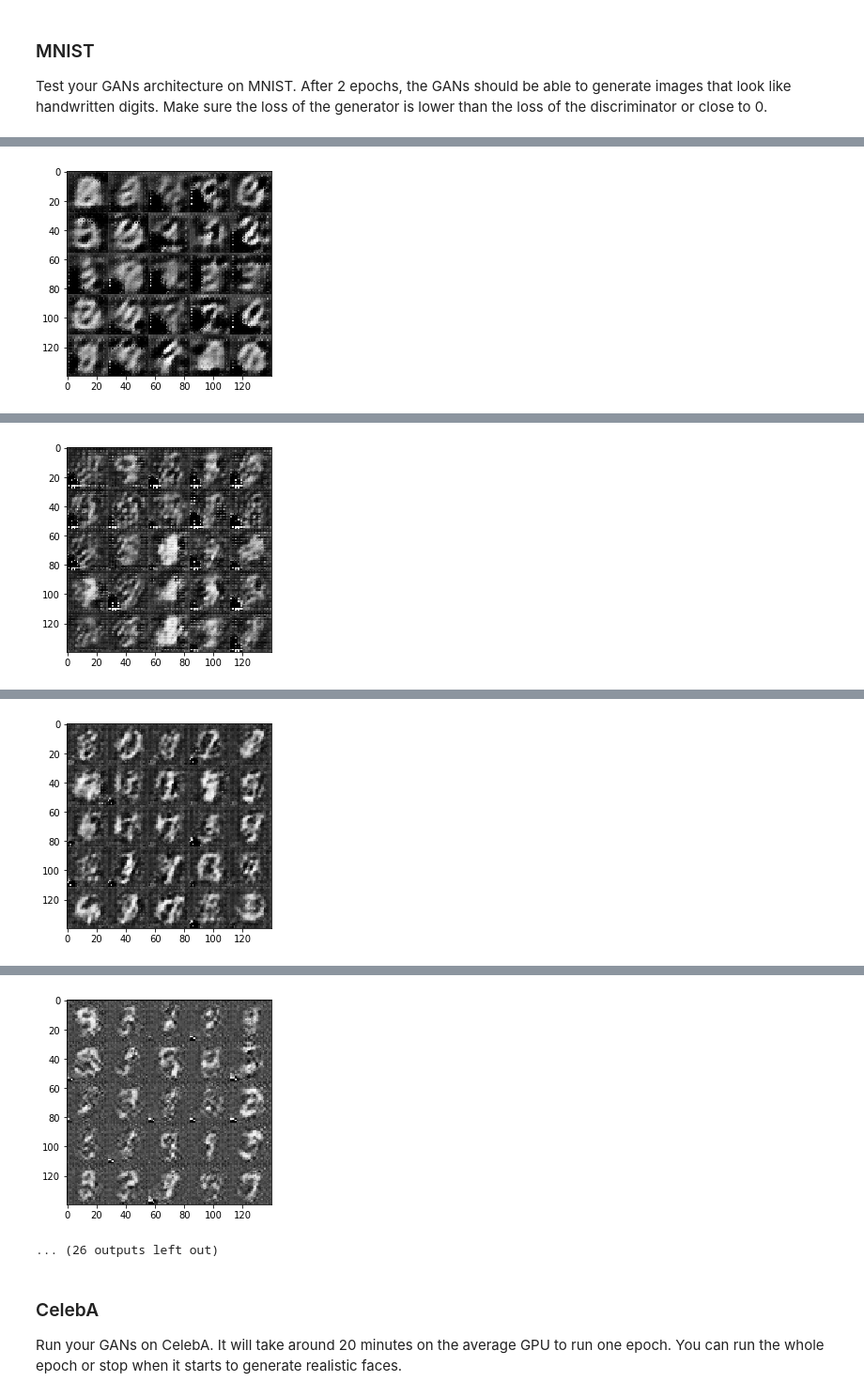
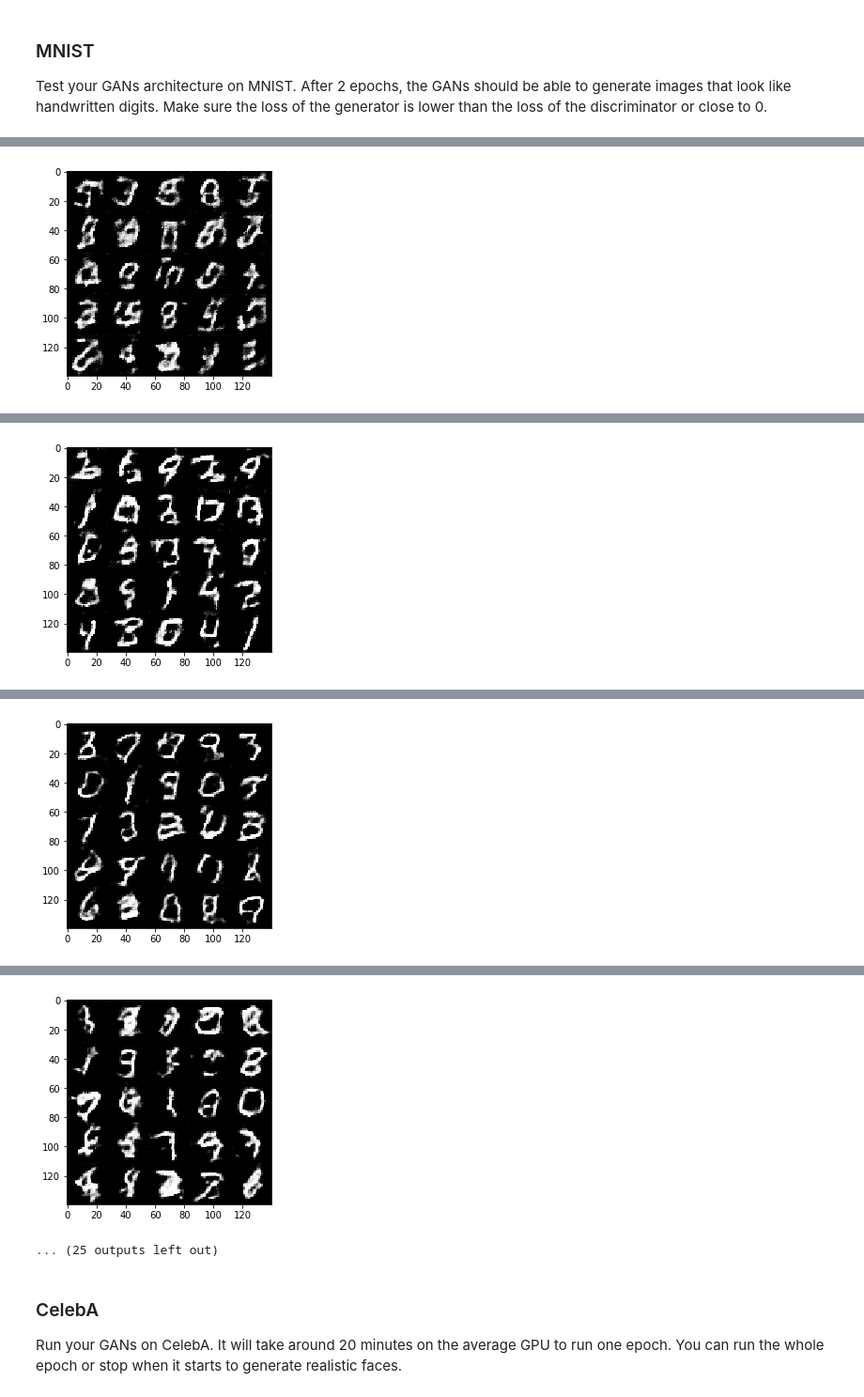
Before and after one commit to Jericho/dlnd_face_generation, a Jupyter notebook: dlnd_face_generation.ipynb, the cells around one changed output, grey strips where cells are left out. Shown at 94% size. Drawn from its saved outputs; the diff is of its cells as text; code cells hidden in the pictures.

```diff
--- a/dlnd_face_generation.ipynb
+++ b/dlnd_face_generation.ipynb
@@ -143,16 +143,19 @@ def discriminator(images, reuse=False):
     alpha = 0.2
     with tf.variable_scope('discriminator', reuse=reuse):
 
-        x1 = tf.layers.conv2d(images, 64, 5, strides=2, padding='same')
+        x1 = tf.layers.conv2d(images, 64, 5, strides=2, padding='same', kernel_initializer=tf.contrib.layers.xavier_initializer())
         x1 = tf.maximum(alpha * x1, x1)
+        x1 = tf.nn.dropout(x1, 0.9)
 
-        x2 = tf.layers.conv2d(x1, 128, 5, strides=2, padding='same')
+        x2 = tf.layers.conv2d(x1, 128, 5, strides=2, padding='same', kernel_initializer=tf.contrib.layers.xavier_initializer())
         x2 = tf.layers.batch_normalization(x2, training=True)
         x2 = tf.maximum(alpha * x2, x2)
+        x2 = tf.nn.dropout(x2, 0.9)
 
-        x3 = tf.layers.conv2d(x2, 256, 5, strides=2, padding='same')
+        x3 = tf.layers.conv2d(x2, 256, 5, strides=2, padding='same', kernel_initializer=tf.contrib.layers.xavier_initializer())
         x3 = tf.layers.batch_normalization(x3, training=True)
         x3 = tf.maximum(alpha * x3, x3)
+        x3 = tf.nn.dropout(x3, 0.9)
 
         flat = tf.reshape(x3, (-1, 4*4*256))
         logits = tf.layers.dense(flat, 1)
@@ -186,14 +189,17 @@ def generator(z, out_channel_dim, is_train=True):
         x1 = tf.reshape(x1, (-1, 7, 7, 512))
         x1 = tf.layers.batch_normalization(x1, training=is_train)
         x1 = tf.maximum(alpha * x1, x1)
+        x1 = tf.nn.dropout(x1, 0.5)
 
         x2 = tf.layers.conv2d_transpose(x1, 256, 5, strides=2, padding='same')
         x2 = tf.layers.batch_normalization(x2, training=is_train)
         x2 = tf.maximum(alpha * x2, x2)
+        x2 = tf.nn.dropout(x2, 0.5)
 
         x3 = tf.layers.conv2d_transpose(x2, 128, 5, strides=2, padding='same')
         x3 = tf.layers.batch_normalization(x3, training=is_train)
         x3 = tf.maximum(alpha * x3, x3)
+        x3 = tf.nn.dropout(x3, 0.5)
 
         logits = tf.layers.conv2d_transpose(x3, out_channel_dim, 5, strides=1, padding='same')
 
@@ -325,8 +331,6 @@ def train(epoch_count, batch_size, z_dim, learning_rate, beta1, get_batches, dat
     :param data_shape: Shape of the data
     :param data_image_mode: The image mode to use for images ("RGB" or "L")
     """
-    tf.reset_default_graph()
-
     images_count, image_width, image_height, image_channels = data_shape
 
     input_real, input_z, learn_rate = model_inputs(image_width, image_height, image_channels, z_dim)
@@ -340,6 +344,10 @@ def train(epoch_count, batch_size, z_dim, learning_rate, beta1, get_batches, dat
         for epoch_i in range(epoch_count):
             for batch_images in get_batches(batch_size):
                 steps += 1
+
+                # Change the range from (-0.5, 0.5) to (-1, 1) to be consistent with batch_z
+                batch_images *= 2
+                #print("Min/Max: {} / {}".format(np.min(batch_images), np.max(batch_images)))
 
                 # Sample random noise for G
                 batch_z = np.random.uniform(-1, 1, size=(batch_size, z_dim))
@@ -366,7 +374,7 @@ Test your GANs architecture on MNIST.  After 2 epochs, the GANs should be able t
 batch_size = 64
 z_dim = 100
 learning_rate = 0.001
-beta1 = 0.2
+beta1 = 0.5
 
 
 """
@@ -414 +422 @@ Epoch 1/2... Discriminator Loss: 1.2167... Generator Loss: 0.6005
-[figure, old version]
+[figure, new version]
@@ -425 +433 @@ Epoch 1/2... Discriminator Loss: 0.6002... Generator Loss: 1.9663
-[figure, old version]
+[figure, new version]
@@ -436 +444 @@ Epoch 1/2... Discriminator Loss: 0.7725... Generator Loss: 1.4476
-[figure, old version]
+[figure, new version]
@@ -447,5 +455,5 @@ Epoch 1/2... Discriminator Loss: 0.3842... Generator Loss: 3.9961
-[figure, old version]
+[figure, new version]
-... (26 outputs left out)
+... (25 outputs left out)
 # %% [markdown]
 ### CelebA
 Run your GANs on CelebA.  It will take around 20 minutes on the average GPU to run one epoch.  You can run the whole epoch or stop when it starts to generate realistic faces.
```
Also changed, not shown: parts of 2 cells of this notebook, 1 other file.
